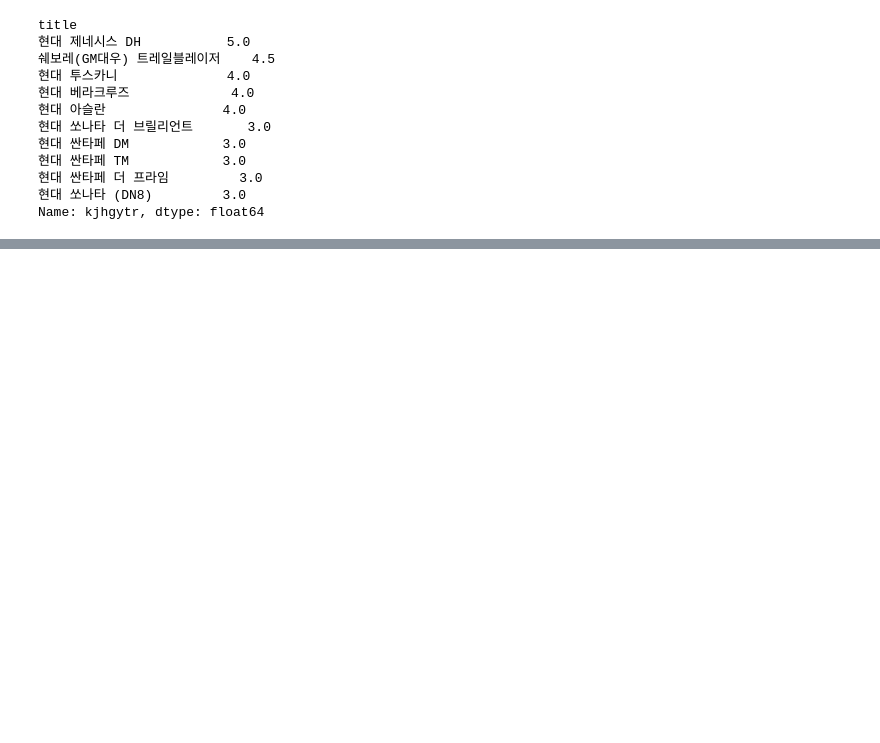
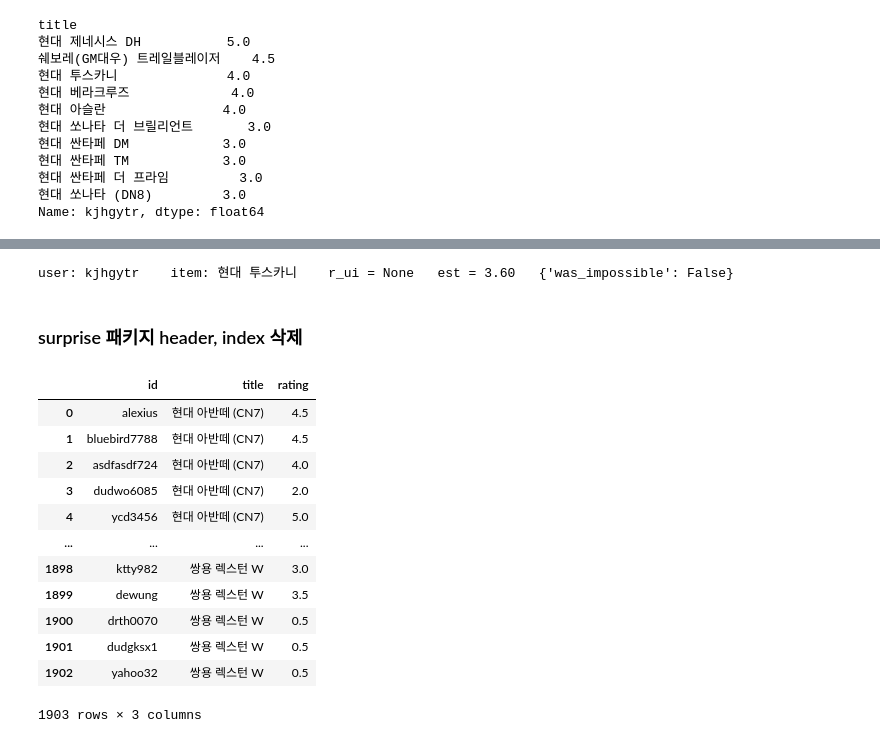
Before and after one commit to SubinKim22/project, a Jupyter notebook: encar.ipynb, the cells around one changed output, grey strips where cells are left out. Cells and saved outputs as stored; diff of their text form; code cells hidden in the pictures; blank space fills up the shorter version.

Commit message:
+MF/surprise

```diff
--- a/encar.ipynb
+++ b/encar.ipynb
@@ -584,0 +839,32 @@ Name: kjhgytr, dtype: float64
+# %%
+# predict 메소드를 사용해서 예측 평점 구하기
+
+#사용자 아이디(닉네임)
+uid = 'kjhgytr'
+
+# 차량 이름
+iid = '현대 투스카니'
+
+recom_result = model_svd.predict(uid, iid, verbose=True)        #r_ui : 실제 평점
+# %% [output]
+user: kjhgytr    item: 현대 투스카니    r_ui = None   est = 3.60   {'was_impossible': False}
+# %% [markdown]
+### surprise 패키지 header, index 삭제
+# %%
+data3 = data[['id','title','rating']]
+# %%
+data3
+# %% [output]
+|  | id | title | rating |
+| 0 | alexius | 현대 아반떼 (CN7) | 4.5 |
+| 1 | bluebird7788 | 현대 아반떼 (CN7) | 4.5 |
+| 2 | asdfasdf724 | 현대 아반떼 (CN7) | 4.0 |
+| 3 | dudwo6085 | 현대 아반떼 (CN7) | 2.0 |
+| 4 | ycd3456 | 현대 아반떼 (CN7) | 5.0 |
+| ... | ... | ... | ... |
+| 1898 | ktty982 | 쌍용 렉스턴 W | 3.0 |
+| 1899 | dewung | 쌍용 렉스턴 W | 3.5 |
+| 1900 | drth0070 | 쌍용 렉스턴 W | 0.5 |
+| 1901 | dudgksx1 | 쌍용 렉스턴 W | 0.5 |
+| 1902 | yahoo32 | 쌍용 렉스턴 W | 0.5 |
+1903 rows × 3 columns
```
Also changed, not shown: parts of 67 cells of this notebook.
